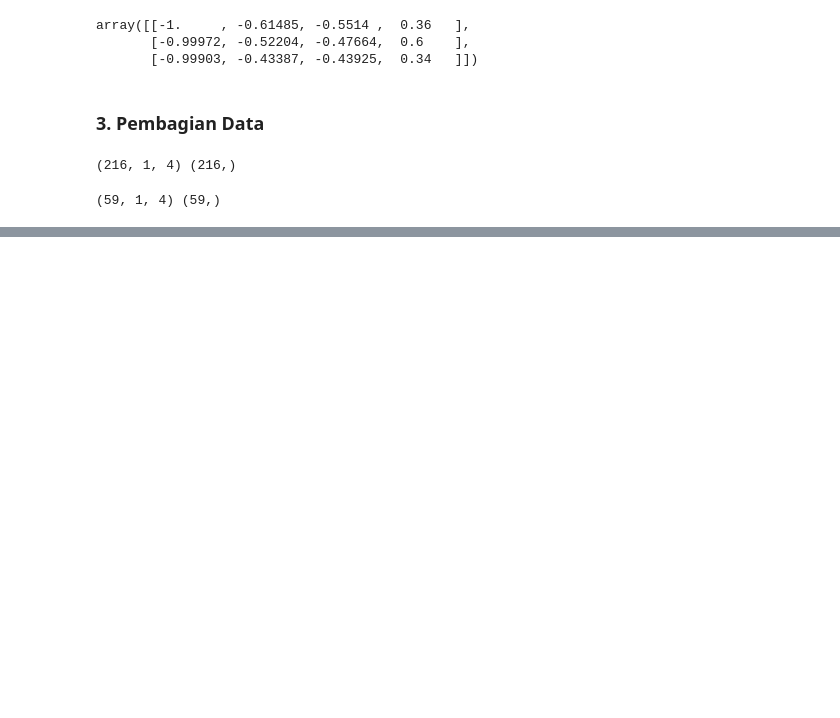
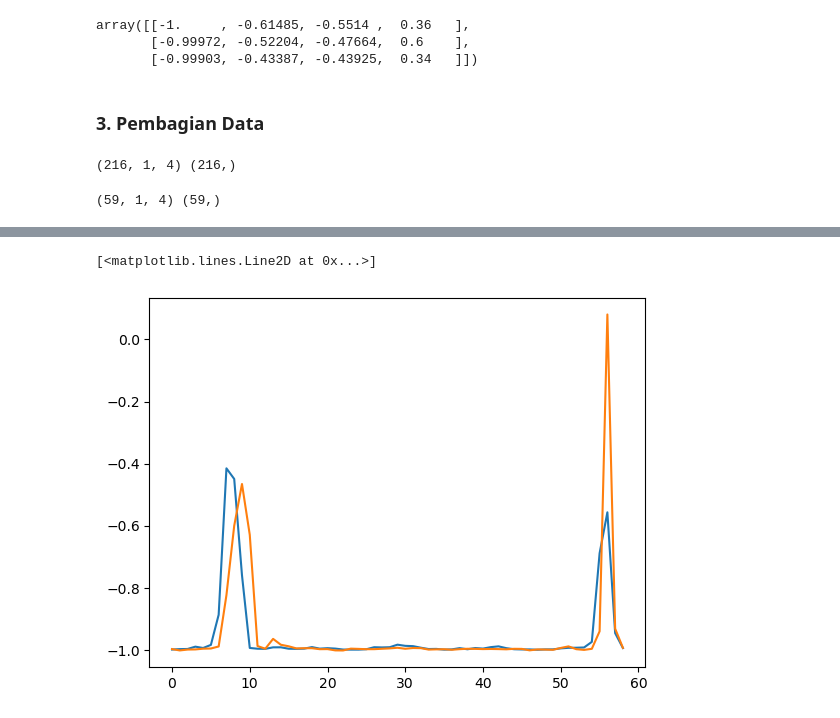
Before and after one commit to kusin/tensorflow-hotspot-v2, a Jupyter notebook: M2.ipynb, the cells around one changed output, grey strips where cells are left out. Drawn from its saved outputs; the diff is of its cells as text; code cells hidden in the pictures; blank space fills up the shorter version.

```diff
--- a/M2.ipynb
+++ b/M2.ipynb
@@ -61,0 +101,6 @@ print(x_test.shape, y_test.shape)
+# %%
+plt.plot(y_test)
+plt.plot(lstm_predictions)
+# %% [output]
+[<matplotlib.lines.Line2D at 0x...>]
+[figure, added]
```
Also changed, not shown: parts of 3 cells of this notebook, 1 other file.
